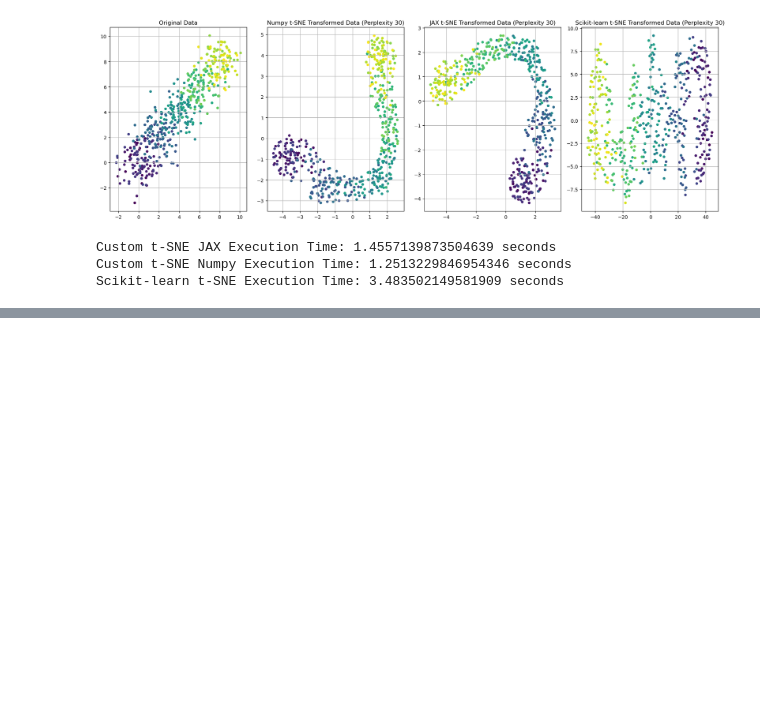
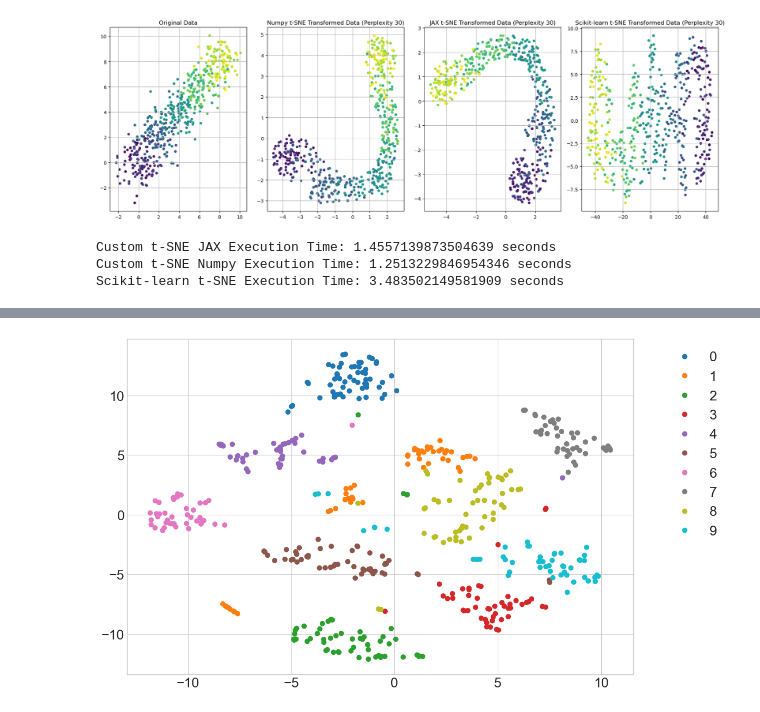
Before and after one commit to RajeshRamachander/tsnejaxproject, a Jupyter notebook: tsnejax.ipynb, the cells around one changed output, grey strips where cells are left out. Saved outputs shown, nothing was run; the diff lists cells and outputs as text; code cells hidden in the pictures; blank space fills up the shorter version.

```diff
--- a/tsnejax.ipynb
+++ b/tsnejax.ipynb
@@ -90,0 +88,25 @@ Scikit-learn t-SNE Execution Time: 3.483502149581909 seconds
+# %%
+
+import matplotlib.pyplot as plt
+from matplotlib import rcParams
+from sklearn.datasets import load_digits
+import numpy as np
+import tsnentk
+
+plt.style.use("seaborn-whitegrid")
+rcParams["font.size"] = 18
+rcParams["figure.figsize"] = (12, 8)
+
+
+digits, digit_class = load_digits(return_X_y=True)
+rand_idx = np.random.choice(np.arange(digits.shape[0]), size=500, replace=False)
+data = digits[rand_idx, :].copy()
+classes = digit_class[rand_idx]
+
+low_dim = tsnentk.compute_low_dimensional_embedding(data, 2, 30, 500, 100, pbar=True)
+
+scatter = plt.scatter(low_dim[:, 0], low_dim[:, 1], cmap="tab10", c=classes)
+plt.legend(*scatter.legend_elements(), fancybox=True, bbox_to_anchor=(1.05, 1))
+plt.show()
+# %% [output]
+[figure, added]
```
Also changed, not shown: parts of 3 cells of this notebook, 1 other file.
